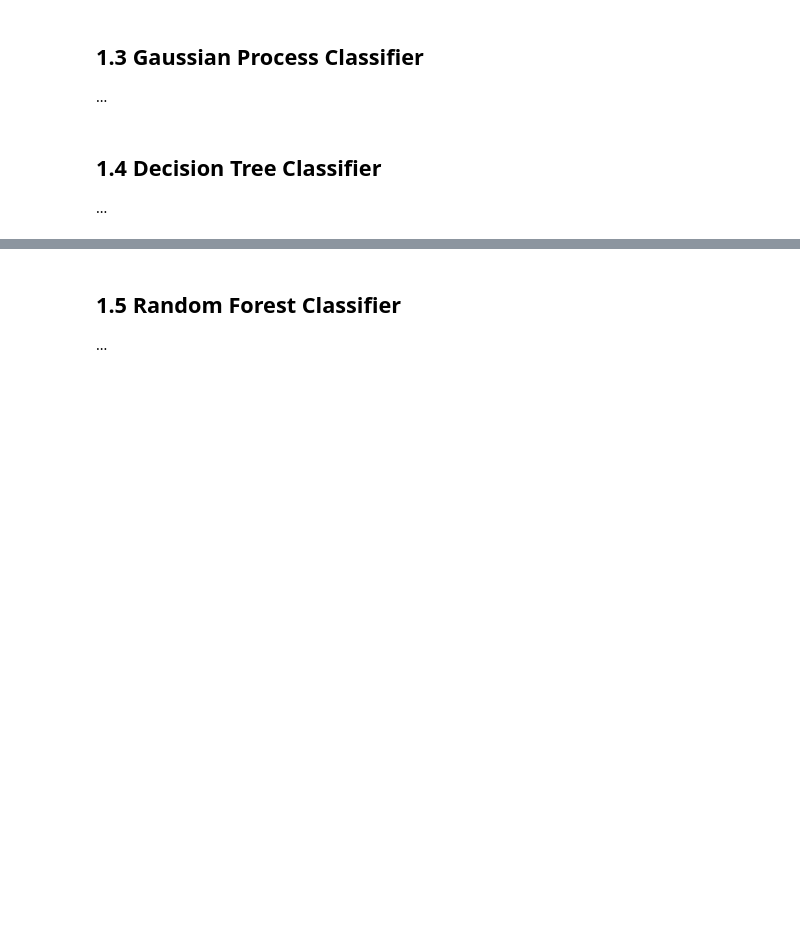
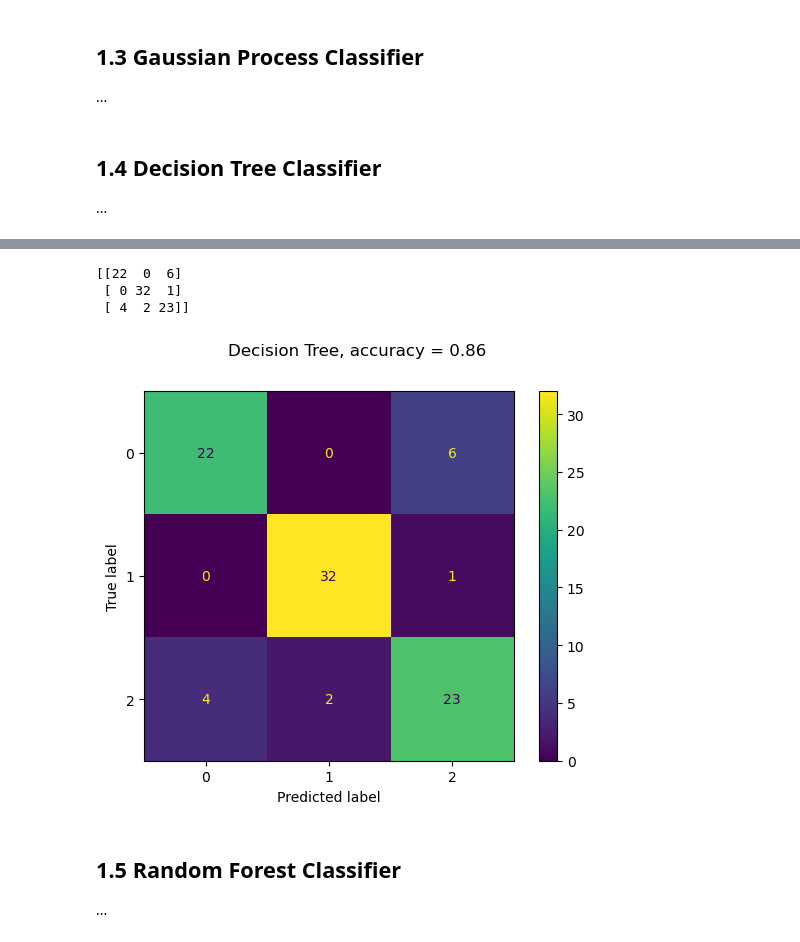
Before and after one commit to lukbrb/academic-physics, a Jupyter notebook: galaxy-classification/notebooks/01-Classifiers.ipynb, the cells around one changed output, grey strips where cells are left out. Cells and saved outputs as stored; diff of their text form; code cells hidden in the pictures; blank space fills up the shorter version.

Commit message:
Finish classifier implementation

```diff
--- a/galaxy-classification/notebooks/01-Classifiers.ipynb
+++ b/galaxy-classification/notebooks/01-Classifiers.ipynb
@@ -219,16 +222,21 @@ grid_search.best_params_
 # %%
 galaxies = load_galaxies(n_samples=100)
 X, y = galaxies.data, galaxies.target
 X_train, X_test, y_train, y_test = train_test_split(X, y, test_size=0.3, random_state=1)
 
-classifier = DecisionTreeClassifier(criterion='entropy', max_depth=28)
+classifier = DecisionTreeClassifier(criterion='entropy', max_depth=18)
 clf = make_pipeline(MinMaxScaler(), classifier)
 clf.fit(X_train, y_train)
 predictions = clf.predict(X_test)
 score = accuracy_score(y_test, predictions)
 print(confusion_matrix(y_test, predictions))
 disp = ConfusionMatrixDisplay.from_predictions(y_test, predictions)
 disp.figure_.suptitle(f"Decision Tree, accuracy ={score: .2f}");
+# %% [output]
+[[22  0  6]
+ [ 0 32  1]
+ [ 4  2 23]]
+[figure, added]
 # %% [markdown]
 ## 1.5 Random Forest Classifier
 ...
```
Also changed, not shown: parts of 16 cells of this notebook.
